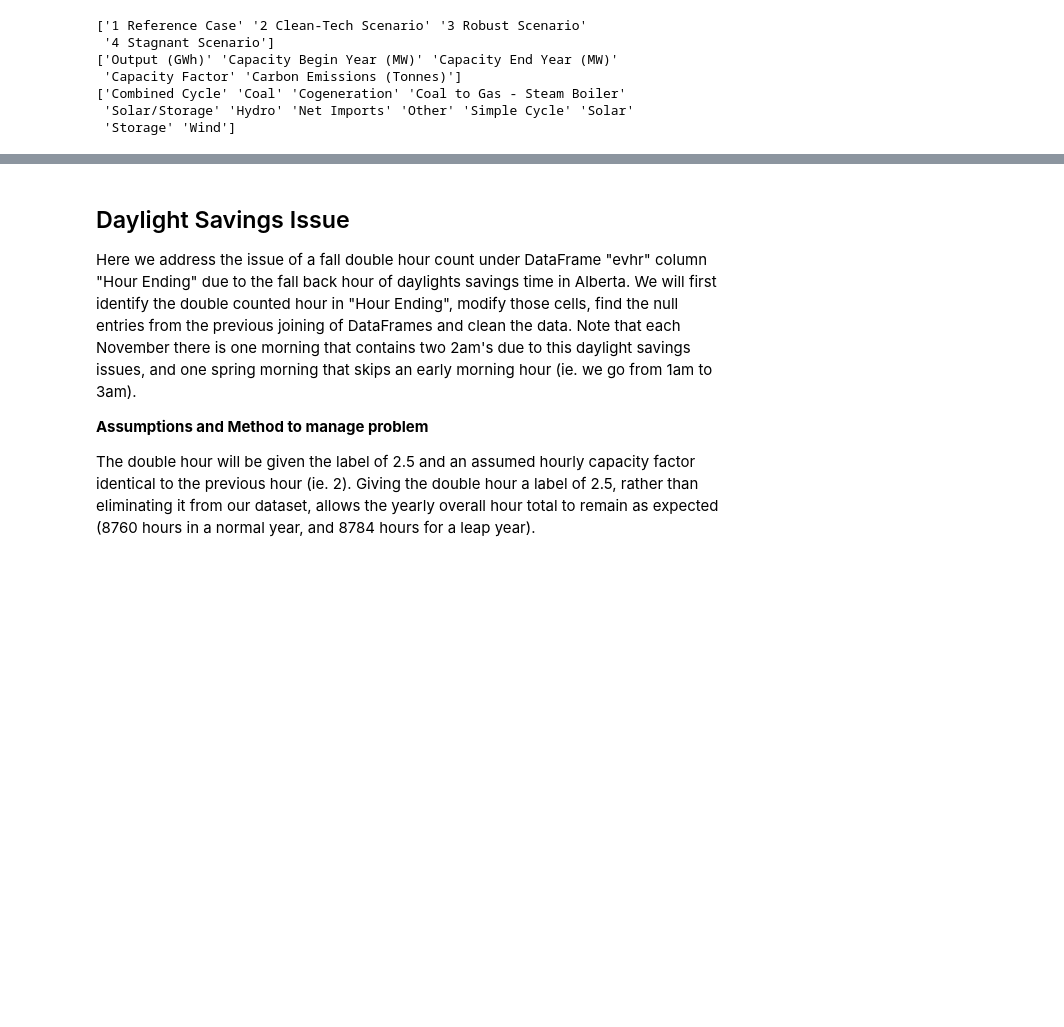
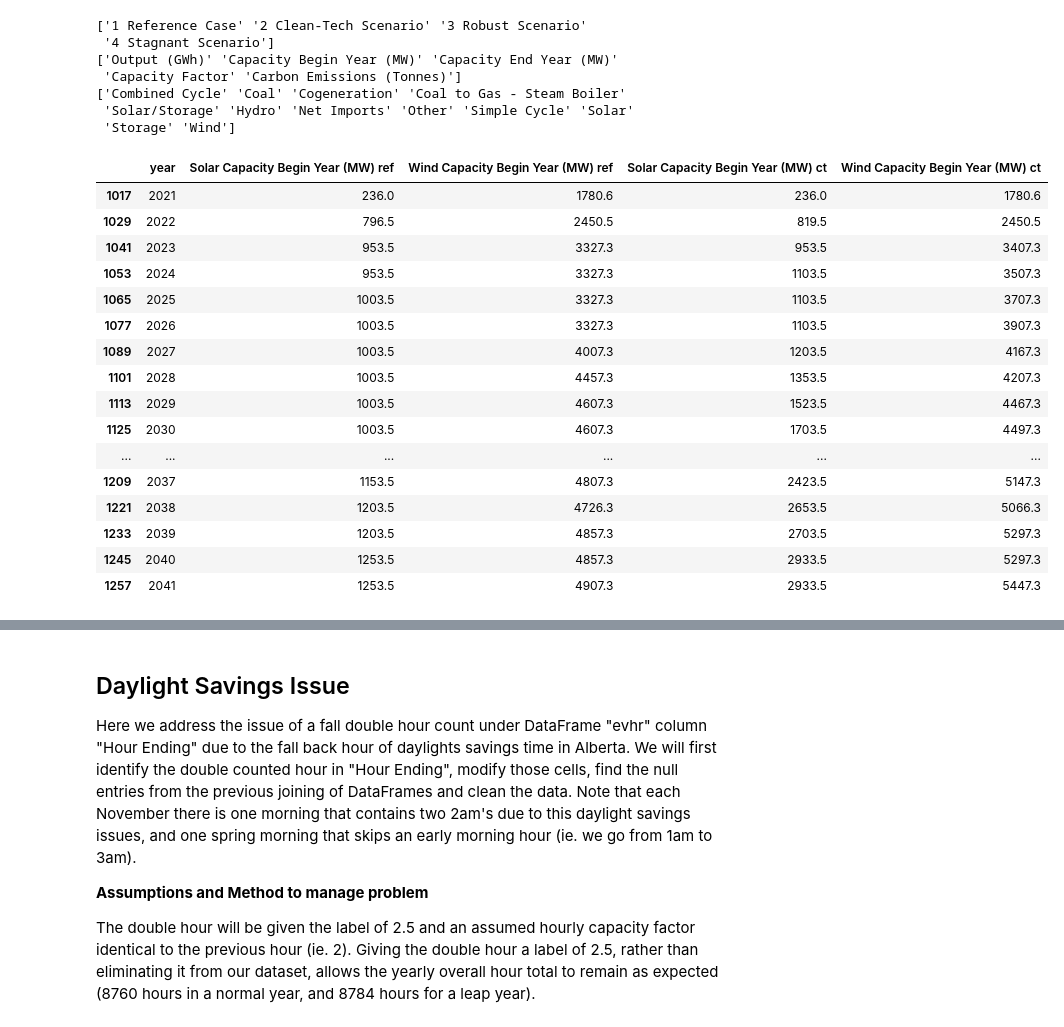
Before and after one commit to mcl13/AESO_research_2022, a Jupyter notebook: AESO_analysis.ipynb, the cells around one changed output, grey strips where cells are left out. Saved outputs shown, nothing was run; the diff lists cells and outputs as text; code cells hidden in the pictures; blank space fills up the shorter version.

```diff
--- a/AESO_analysis.ipynb
+++ b/AESO_analysis.ipynb
@@ -789,11 +881,29 @@ del b
 # %%
 # Join yearly generation data from above into a single DataFrame
 regen = asolar.join(awind.set_index("year"), on="year")
 regen = regen.join(bsolar.set_index("year"), on="year")
 regen = regen.join(bwind.set_index("year"), on="year")
 
 # Programmer test code.
-# display(regen)
+display(regen)
+# %% [output]
+|  | year | Solar Capacity Begin Year (MW) ref | Wind Capacity Begin Year (MW) ref | Solar Capacity Begin Year (MW) ct | Wind Capacity Begin Year (MW) ct |
+| 1017 | 2021 | 236.0 | 1780.6 | 236.0 | 1780.6 |
+| 1029 | 2022 | 796.5 | 2450.5 | 819.5 | 2450.5 |
+| 1041 | 2023 | 953.5 | 3327.3 | 953.5 | 3407.3 |
+| 1053 | 2024 | 953.5 | 3327.3 | 1103.5 | 3507.3 |
+| 1065 | 2025 | 1003.5 | 3327.3 | 1103.5 | 3707.3 |
+| 1077 | 2026 | 1003.5 | 3327.3 | 1103.5 | 3907.3 |
+| 1089 | 2027 | 1003.5 | 4007.3 | 1203.5 | 4167.3 |
+| 1101 | 2028 | 1003.5 | 4457.3 | 1353.5 | 4207.3 |
+| 1113 | 2029 | 1003.5 | 4607.3 | 1523.5 | 4467.3 |
+| 1125 | 2030 | 1003.5 | 4607.3 | 1703.5 | 4497.3 |
+| ... | ... | ... | ... | ... | ... |
+| 1209 | 2037 | 1153.5 | 4807.3 | 2423.5 | 5147.3 |
+| 1221 | 2038 | 1203.5 | 4726.3 | 2653.5 | 5066.3 |
+| 1233 | 2039 | 1203.5 | 4857.3 | 2703.5 | 5297.3 |
+| 1245 | 2040 | 1253.5 | 4857.3 | 2933.5 | 5297.3 |
+| 1257 | 2041 | 1253.5 | 4907.3 | 2933.5 | 5447.3 |
 # %%
 # Delete obsolete DataFrame variable objects.
 del asolar
```
Also changed, not shown: parts of 55 cells of this notebook.
